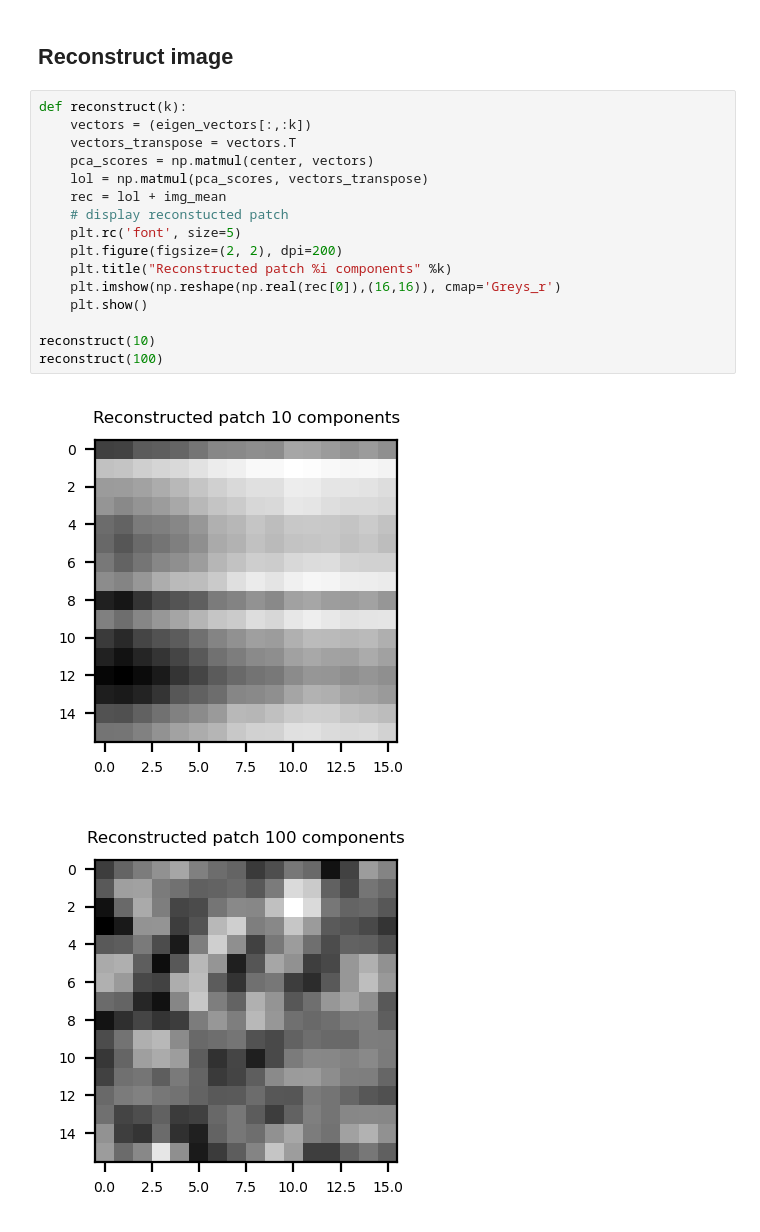
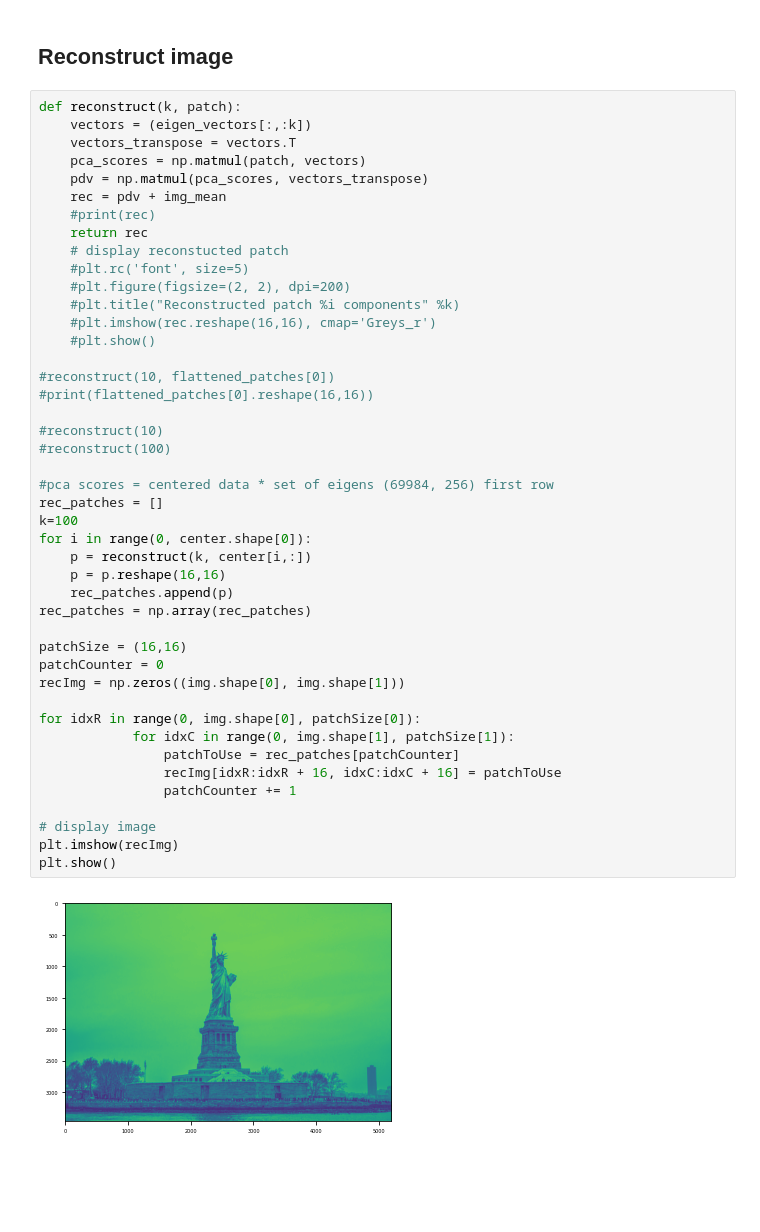
Before and after one commit to httpdaniel/PCA, a Jupyter notebook: PCA.ipynb, the cells around one changed output. Cells and saved outputs as stored; diff of their text form; blank space fills up the shorter version.

```diff
--- a/PCA.ipynb
+++ b/PCA.ipynb
@@ -90,21 +96,48 @@ eigen_vectors = eigen_vectors[:,idx]
 # %% [markdown]
 ## Reconstruct image
 # %%
-def reconstruct(k):
+def reconstruct(k, patch):
     vectors = (eigen_vectors[:,:k])
     vectors_transpose = vectors.T
-    pca_scores = np.matmul(center, vectors)
-    lol = np.matmul(pca_scores, vectors_transpose)
-    rec = lol + img_mean
+    pca_scores = np.matmul(patch, vectors)
+    pdv = np.matmul(pca_scores, vectors_transpose)
+    rec = pdv + img_mean
+    #print(rec)
+    return rec
     # display reconstucted patch
-    plt.rc('font', size=5)
-    plt.figure(figsize=(2, 2), dpi=200)
-    plt.title("Reconstructed patch %i components" %k)
-    plt.imshow(np.reshape(np.real(rec[0]),(16,16)), cmap='Greys_r')
-    plt.show()
+    #plt.rc('font', size=5)
+    #plt.figure(figsize=(2, 2), dpi=200)
+    #plt.title("Reconstructed patch %i components" %k)
+    #plt.imshow(rec.reshape(16,16), cmap='Greys_r')
+    #plt.show()
 
-reconstruct(10)
-reconstruct(100)
+#reconstruct(10, flattened_patches[0])
+#print(flattened_patches[0].reshape(16,16))
+
+#reconstruct(10)
+#reconstruct(100)
+
+#pca scores = centered data * set of eigens (69984, 256) first row
+rec_patches = []
+k=100
+for i in range(0, center.shape[0]):
+    p = reconstruct(k, center[i,:])
+    p = p.reshape(16,16)
+    rec_patches.append(p)
+rec_patches = np.array(rec_patches)
+
+patchSize = (16,16)
+patchCounter = 0
+recImg = np.zeros((img.shape[0], img.shape[1]))
+
+for idxR in range(0, img.shape[0], patchSize[0]):
+            for idxC in range(0, img.shape[1], patchSize[1]):
+                patchToUse = rec_patches[patchCounter]
+                recImg[idxR:idxR + 16, idxC:idxC + 16] = patchToUse
+                patchCounter += 1
+
+# display image
+plt.imshow(recImg)
+plt.show()
 # %% [output]
-[figure, old version]
+[figure, new version]
-[figure, removed]
```
Also changed, not shown: parts of 2 cells of this notebook.
